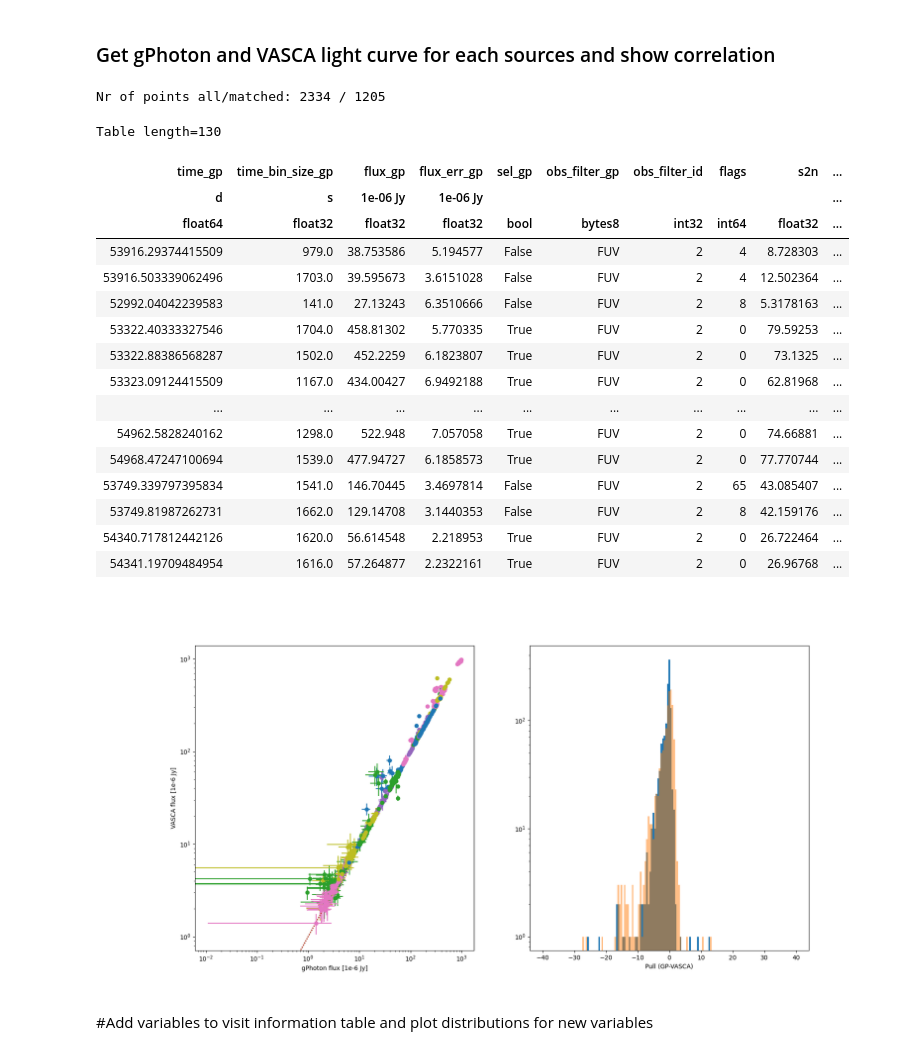
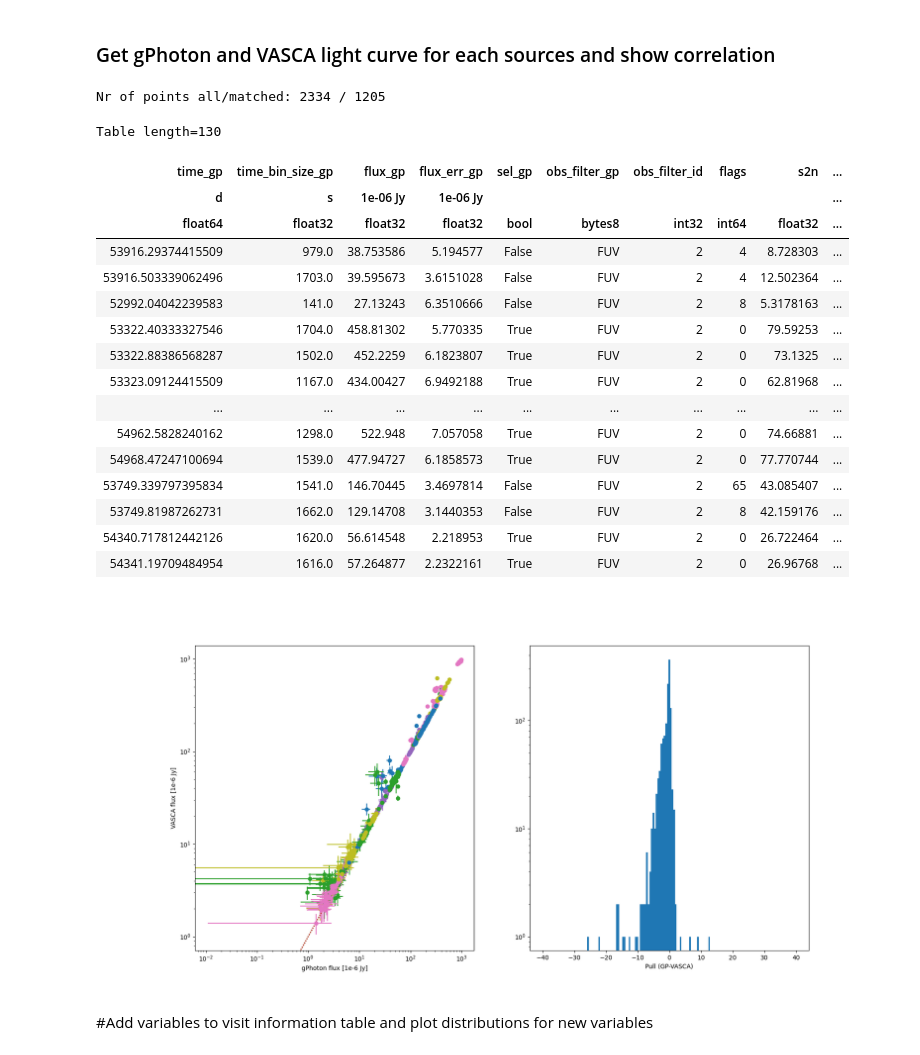
Before and after one commit to rbuehler/vasca, a Jupyter notebook: vasca/examples/inspect_gPhoton.ipynb, the cells around one changed output. Cells and saved outputs as stored; diff of their text form; code cells hidden in the pictures.

```diff
--- a/vasca/examples/inspect_gPhoton.ipynb
+++ b/vasca/examples/inspect_gPhoton.ipynb
@@ -84,35 +84,34 @@ tt_lc = vstack(ll_lc)
 sel_both = (~tt_lc["time_gp"].mask*~tt_lc["time_src"].mask)#*tt_lc["sel_gp"]
 tt_lc_both = tt_lc[sel_both]
 tt_lc_both["pull"] = (tt_lc_both["flux_gp"]-tt_lc_both["flux_src"])/tt_lc_both["flux_err_src"]
 tt_lc_both["pull_auto"] = (tt_lc_both["flux_gp"]-tt_lc_both["flux_auto"])/tt_lc_both["flux_auto_err"]
 axs[1].hist(tt_lc_both["pull"],bins=np.linspace(-40,40,160))
-axs[1].hist(tt_lc_both["pull_auto"],bins=np.linspace(-40,40,160), alpha=0.5)
 axs[1].set_yscale("log")
 axs[1].set_xlabel("Pull (GP-VASCA)")
 print("Nr of points all/matched:",len(tt_lc),"/",len(tt_lc_both))
 display(tt_lc_both[np.abs(tt_lc_both["pull"])>3.])
 #display(tt_lc_both[np.abs(tt_lc_both["pull"])>3.][12:])
 #display(tt_lc)
 # %% [output]
 Nr of points all/matched: 2334 / 1205
 Table length=130
 | time_gp | time_bin_size_gp | flux_gp | flux_err_gp | sel_gp | obs_filter_gp | obs_filter_id | flags | s2n | ... |
 | d | s | 1e-06 Jy | 1e-06 Jy |  |  |  |  |  | ... |
 | float64 | float32 | float32 | float32 | bool | bytes8 | int32 | int64 | float32 | ... |
 | 53916.29374415509 | 979.0 | 38.753586 | 5.194577 | False | FUV | 2 | 4 | 8.728303 | ... |
 | 53916.503339062496 | 1703.0 | 39.595673 | 3.6151028 | False | FUV | 2 | 4 | 12.502364 | ... |
 | 52992.04042239583 | 141.0 | 27.13243 | 6.3510666 | False | FUV | 2 | 8 | 5.3178163 | ... |
 | 53322.40333327546 | 1704.0 | 458.81302 | 5.770335 | True | FUV | 2 | 0 | 79.59253 | ... |
 | 53322.88386568287 | 1502.0 | 452.2259 | 6.1823807 | True | FUV | 2 | 0 | 73.1325 | ... |
 | 53323.09124415509 | 1167.0 | 434.00427 | 6.9492188 | True | FUV | 2 | 0 | 62.81968 | ... |
 | ... | ... | ... | ... | ... | ... | ... | ... | ... | ... |
 | 54962.5828240162 | 1298.0 | 522.948 | 7.057058 | True | FUV | 2 | 0 | 74.66881 | ... |
 | 54968.47247100694 | 1539.0 | 477.94727 | 6.1858573 | True | FUV | 2 | 0 | 77.770744 | ... |
 | 53749.339797395834 | 1541.0 | 146.70445 | 3.4697814 | False | FUV | 2 | 65 | 43.085407 | ... |
 | 53749.81987262731 | 1662.0 | 129.14708 | 3.1440353 | False | FUV | 2 | 8 | 42.159176 | ... |
 | 54340.717812442126 | 1620.0 | 56.614548 | 2.218953 | True | FUV | 2 | 0 | 26.722464 | ... |
 | 54341.19709484954 | 1616.0 | 57.264877 | 2.2322161 | True | FUV | 2 | 0 | 26.96768 | ... |
-[figure, old version]
+[figure, new version]
 # %% [markdown]
 #Add variables to visit information table and plot distributions for new variables
 # %%
```
Also changed, not shown: parts of 3 cells of this notebook.
